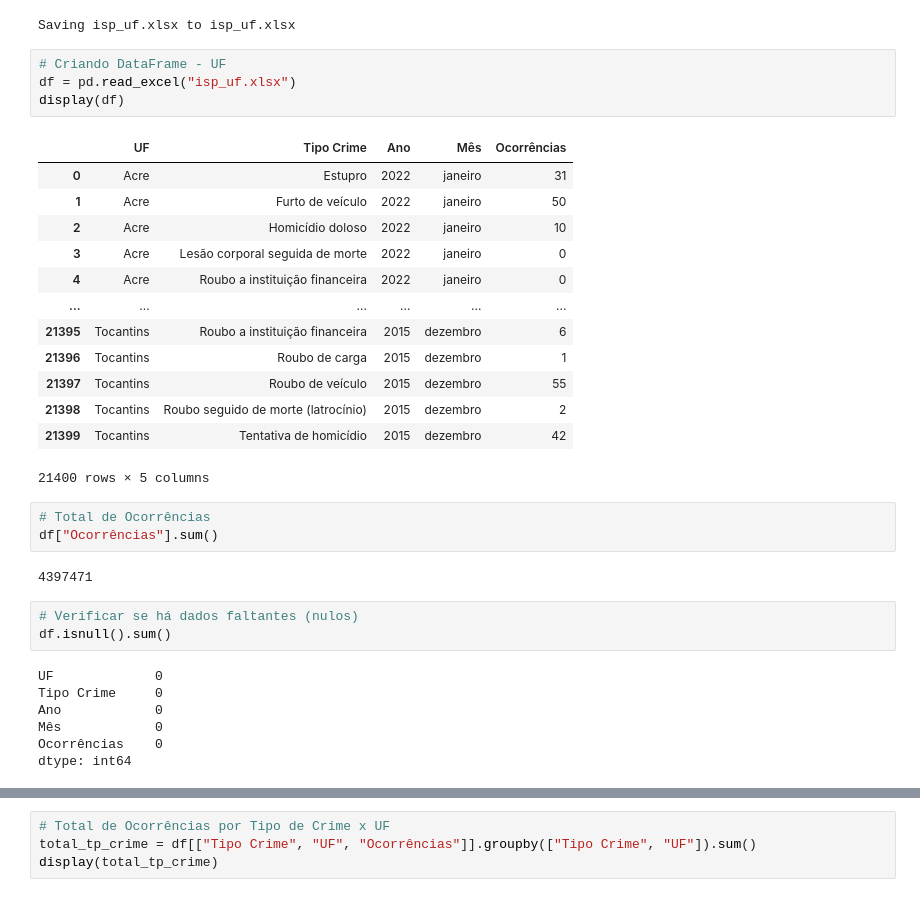
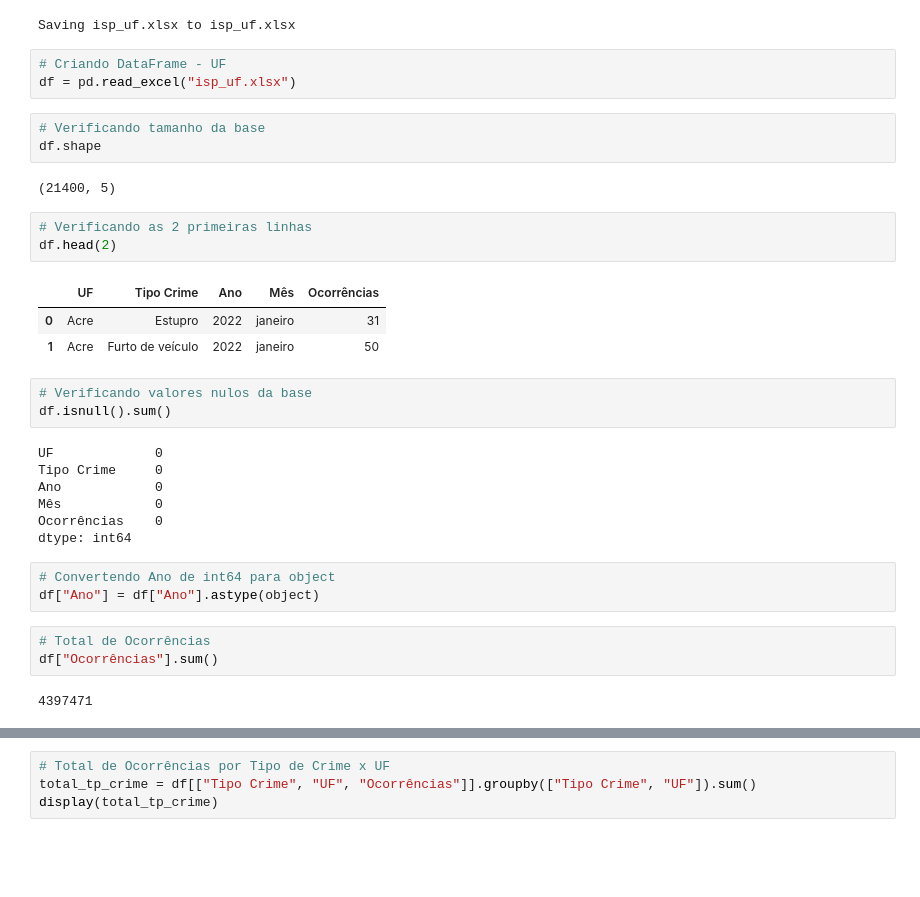
Before and after one commit to tomasiamussuri/DA_SegurancaPublicaBrasil, a Jupyter notebook: SegurancaPublica.ipynb, the cells around one changed output, grey strips where cells are left out. Cells and saved outputs as stored; diff of their text form; blank space fills up the shorter version.

```diff
--- a/SegurancaPublica.ipynb
+++ b/SegurancaPublica.ipynb
@@ -16,33 +17,33 @@ Saving isp_uf.xlsx to isp_uf.xlsx
 # %%
 # Criando DataFrame - UF
 df = pd.read_excel("isp_uf.xlsx")
-display(df)
-# %% [output]
-|  | UF | Tipo Crime | Ano | Mês | Ocorrências |
-| 0 | Acre | Estupro | 2022 | janeiro | 31 |
-| 1 | Acre | Furto de veículo | 2022 | janeiro | 50 |
-| 2 | Acre | Homicídio doloso | 2022 | janeiro | 10 |
-| 3 | Acre | Lesão corporal seguida de morte | 2022 | janeiro | 0 |
-| 4 | Acre | Roubo a instituição financeira | 2022 | janeiro | 0 |
-| ... | ... | ... | ... | ... | ... |
-| 21395 | Tocantins | Roubo a instituição financeira | 2015 | dezembro | 6 |
-| 21396 | Tocantins | Roubo de carga | 2015 | dezembro | 1 |
-| 21397 | Tocantins | Roubo de veículo | 2015 | dezembro | 55 |
-| 21398 | Tocantins | Roubo seguido de morte (latrocínio) | 2015 | dezembro | 2 |
-| 21399 | Tocantins | Tentativa de homicídio | 2015 | dezembro | 42 |
-21400 rows × 5 columns
+# %%
+# Verificando tamanho da base
+df.shape
+# %% [output]
+(21400, 5)
+# %%
+# Verificando as 2 primeiras linhas
+df.head(2)
+# %% [output]
+|  | UF | Tipo Crime | Ano | Mês | Ocorrências |
+| 0 | Acre | Estupro | 2022 | janeiro | 31 |
+| 1 | Acre | Furto de veículo | 2022 | janeiro | 50 |
+# %%
+# Verificando valores nulos da base
+df.isnull().sum()
+# %% [output]
+UF             0
+Tipo Crime     0
+Ano            0
+Mês            0
+Ocorrências    0
+dtype: int64
+# %%
+# Convertendo Ano de int64 para object
+df["Ano"] = df["Ano"].astype(object)
 # %%
 # Total de Ocorrências
 df["Ocorrências"].sum()
 # %% [output]
 4397471
-# %%
-# Verificar se há dados faltantes (nulos)
-df.isnull().sum()
-# %% [output]
-UF             0
-Tipo Crime     0
-Ano            0
-Mês            0
-Ocorrências    0
-dtype: int64
```
Also changed, not shown: parts of 8 cells of this notebook.
